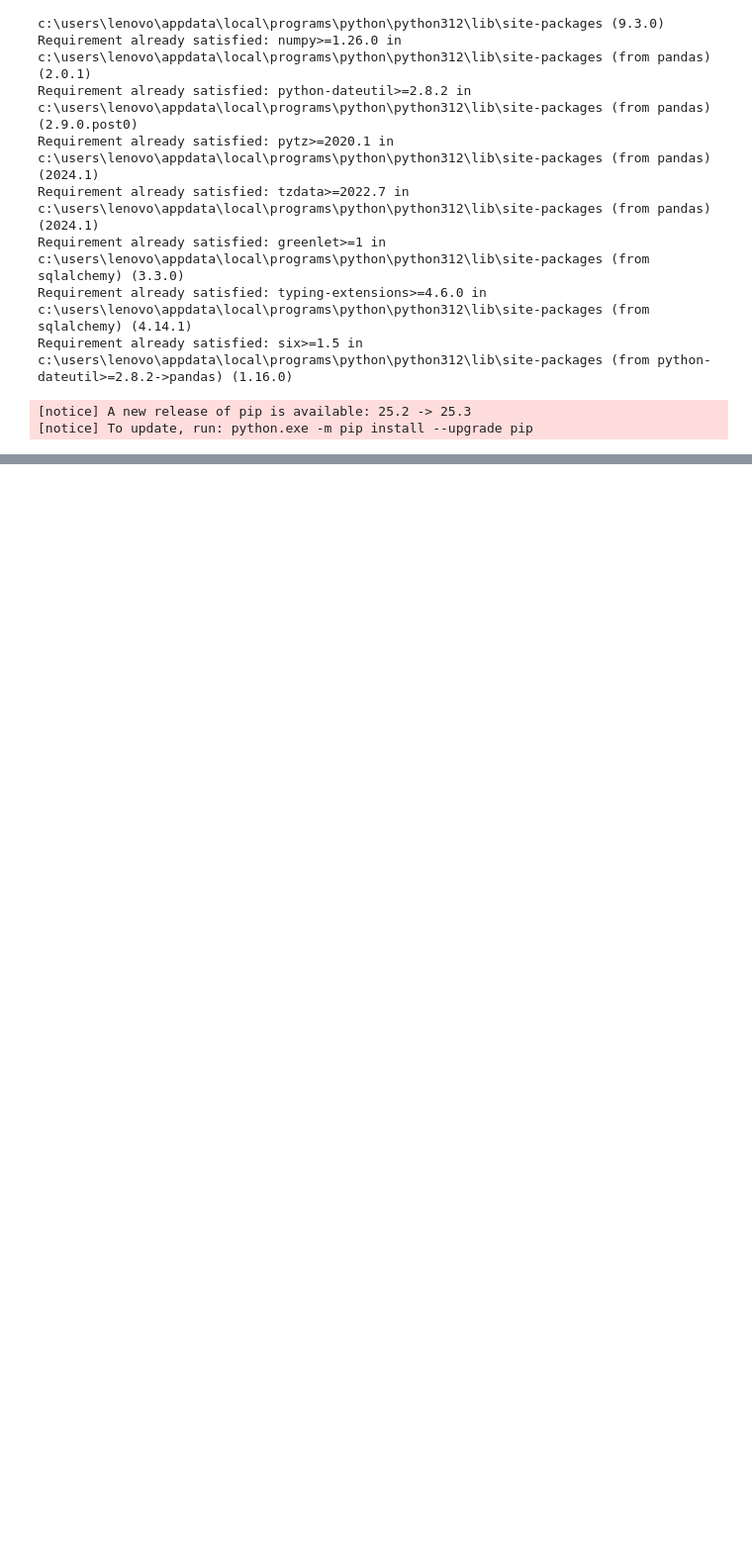
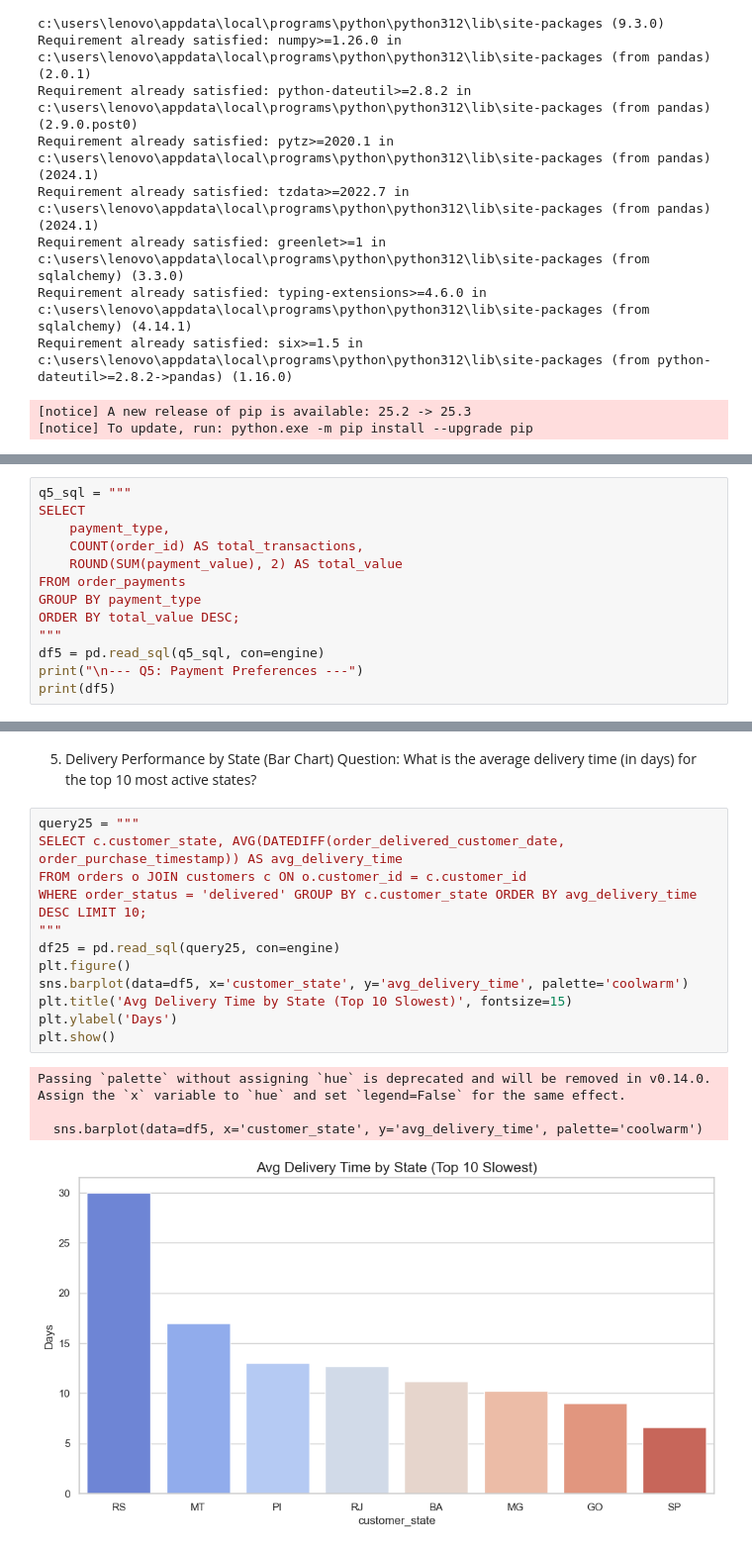
Before and after one commit to Peeyush237/E-commerce_Data-insights-visualization, a Jupyter notebook: queries_vis.ipynb, the cells around one changed output, grey strips where cells are left out. Shown at 99% size. Drawn from its saved outputs; the diff is of its cells as text; blank space fills up the shorter version.

```diff
--- a/queries_vis.ipynb
+++ b/queries_vis.ipynb
@@ -132,0 +233,13 @@ Tables in database:
+# %%
+q5_sql = """
+SELECT
+    payment_type,
+    COUNT(order_id) AS total_transactions,
+    ROUND(SUM(payment_value), 2) AS total_value
+FROM order_payments
+GROUP BY payment_type
+ORDER BY total_value DESC;
+"""
+df5 = pd.read_sql(q5_sql, con=engine)
+print("\n--- Q5: Payment Preferences ---")
+print(df5)
@@ -132,0 +696,20 @@ Tables in database:
+# %% [markdown]
+5. Delivery Performance by State (Bar Chart)
+Question: What is the average delivery time (in days) for the top 10 most active states?
+# %%
+query25 = """
+SELECT c.customer_state, AVG(DATEDIFF(order_delivered_customer_date, order_purchase_timestamp)) AS avg_delivery_time
+FROM orders o JOIN customers c ON o.customer_id = c.customer_id
+WHERE order_status = 'delivered' GROUP BY c.customer_state ORDER BY avg_delivery_time DESC LIMIT 10;
+"""
+df25 = pd.read_sql(query25, con=engine)
+plt.figure()
+sns.barplot(data=df5, x='customer_state', y='avg_delivery_time', palette='coolwarm')
+plt.title('Avg Delivery Time by State (Top 10 Slowest)', fontsize=15)
+plt.ylabel('Days')
+plt.show()
+# %% [output]
+Passing `palette` without assigning `hue` is deprecated and will be removed in v0.14.0. Assign the `x` variable to `hue` and set `legend=False` for the same effect.
+
+  sns.barplot(data=df5, x='customer_state', y='avg_delivery_time', palette='coolwarm')
+[figure, added]
```
Also changed, not shown: parts of 77 cells of this notebook.
